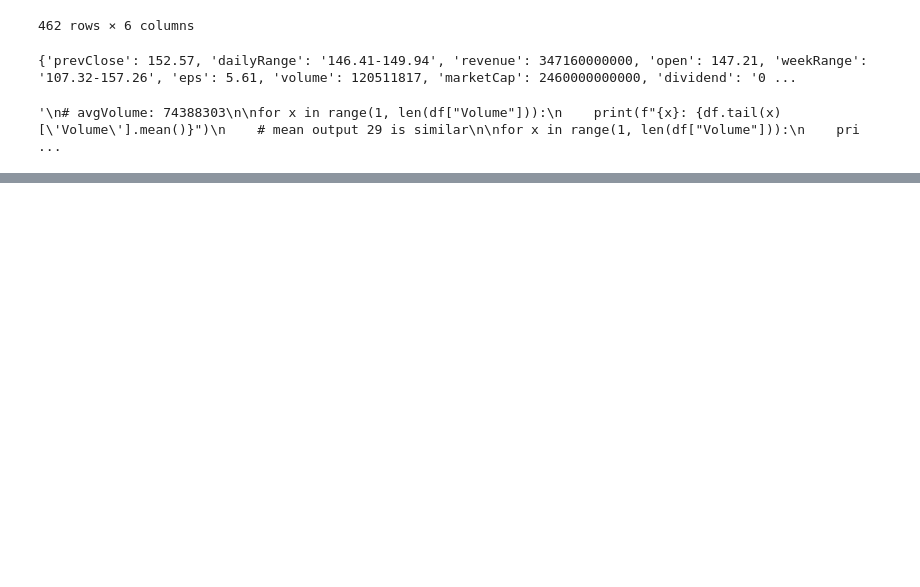
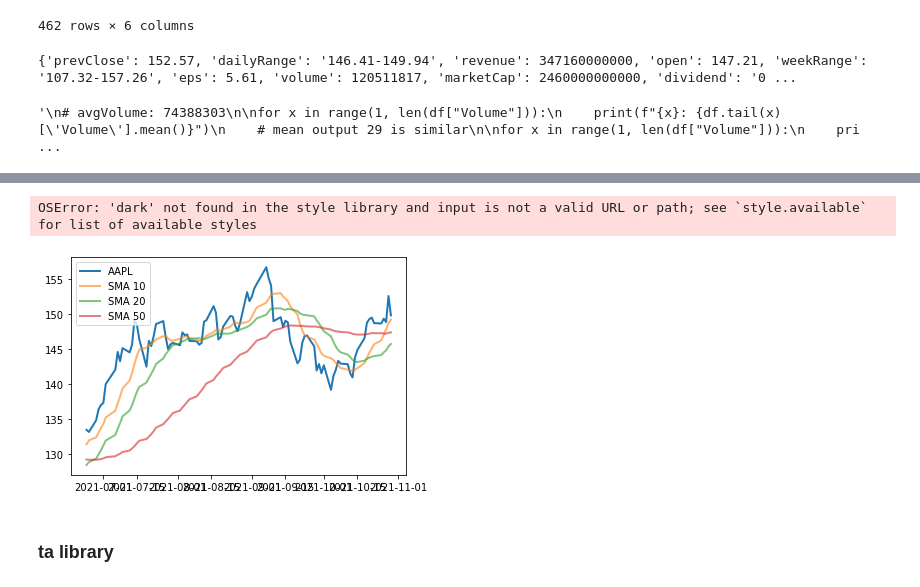
Before and after one commit to llunasanz/LigaBolsa2021, a Jupyter notebook: Pruebas.ipynb, the cells around one changed output, grey strips where cells are left out. Drawn from its saved outputs; the diff is of its cells as text; code cells hidden in the pictures; blank space fills up the shorter version.

```diff
--- a/Pruebas.ipynb
+++ b/Pruebas.ipynb
@@ -110,0 +134,13 @@ import ta
+# %%
+# Plotear las tres medias móviles junto a la cotización
+plt.plot(aapl.iloc[-90:]['close'], linewidth = 2, label = 'AAPL')
+plt.plot(aapl.iloc[-90:]['close_10_sma'], linewidth = 2, alpha = 0.6, label = 'SMA 10')
+plt.plot(aapl.iloc[-90:]['close_20_sma'], linewidth = 2, alpha = 0.6, label = 'SMA 20')
+plt.plot(aapl.iloc[-90:]['close_50_sma'], linewidth = 2, alpha = 0.6, label = 'SMA 50')
+plt.legend(loc = 'upper left')
+plt.show()
+# %% [output]
+OSError: 'dark' not found in the style library and input is not a valid URL or path; see `style.available` for list of available styles
+[figure, added]
+# %% [markdown]
+### ta library
```
Also changed, not shown: parts of 9 cells of this notebook.
